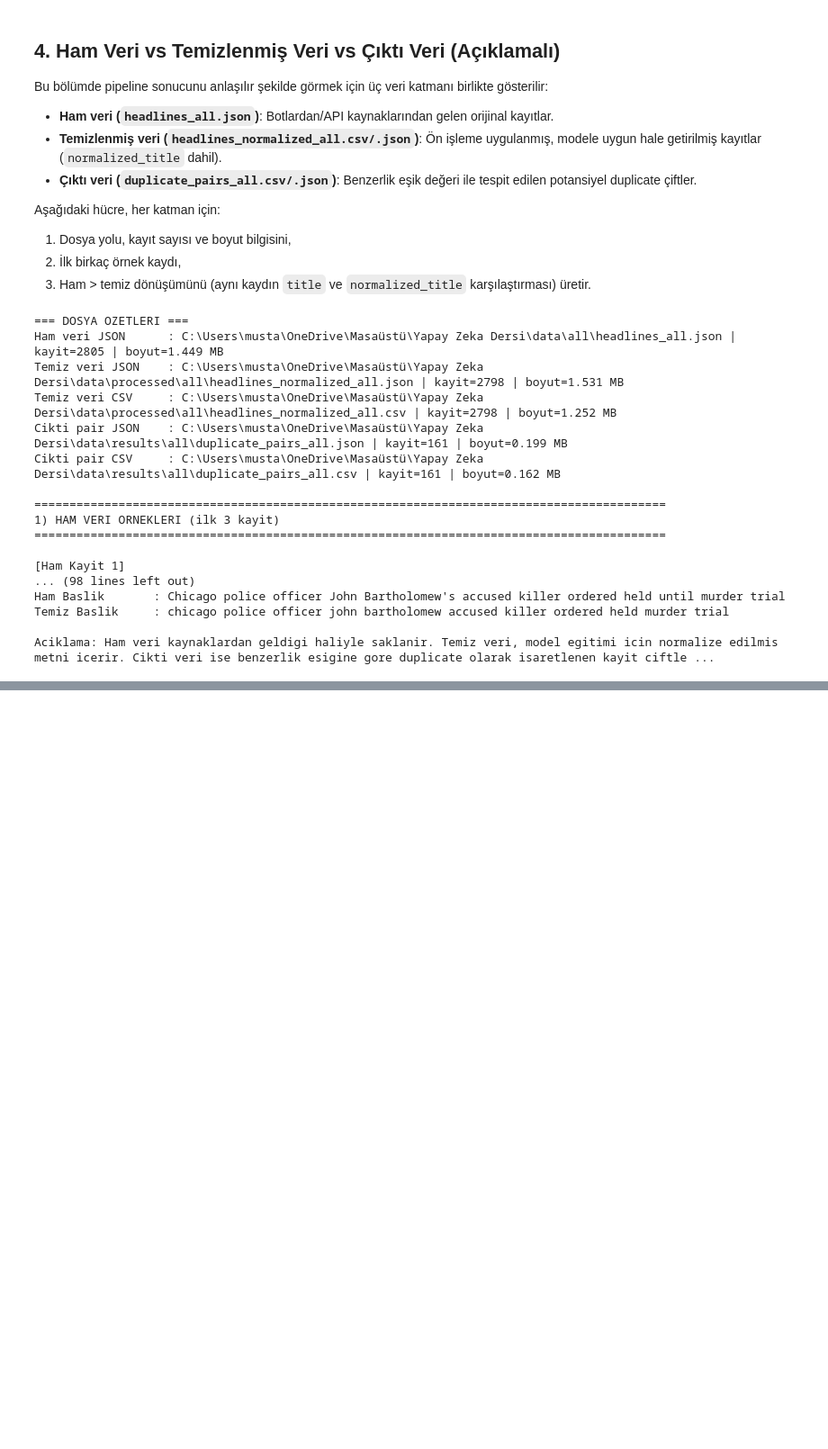
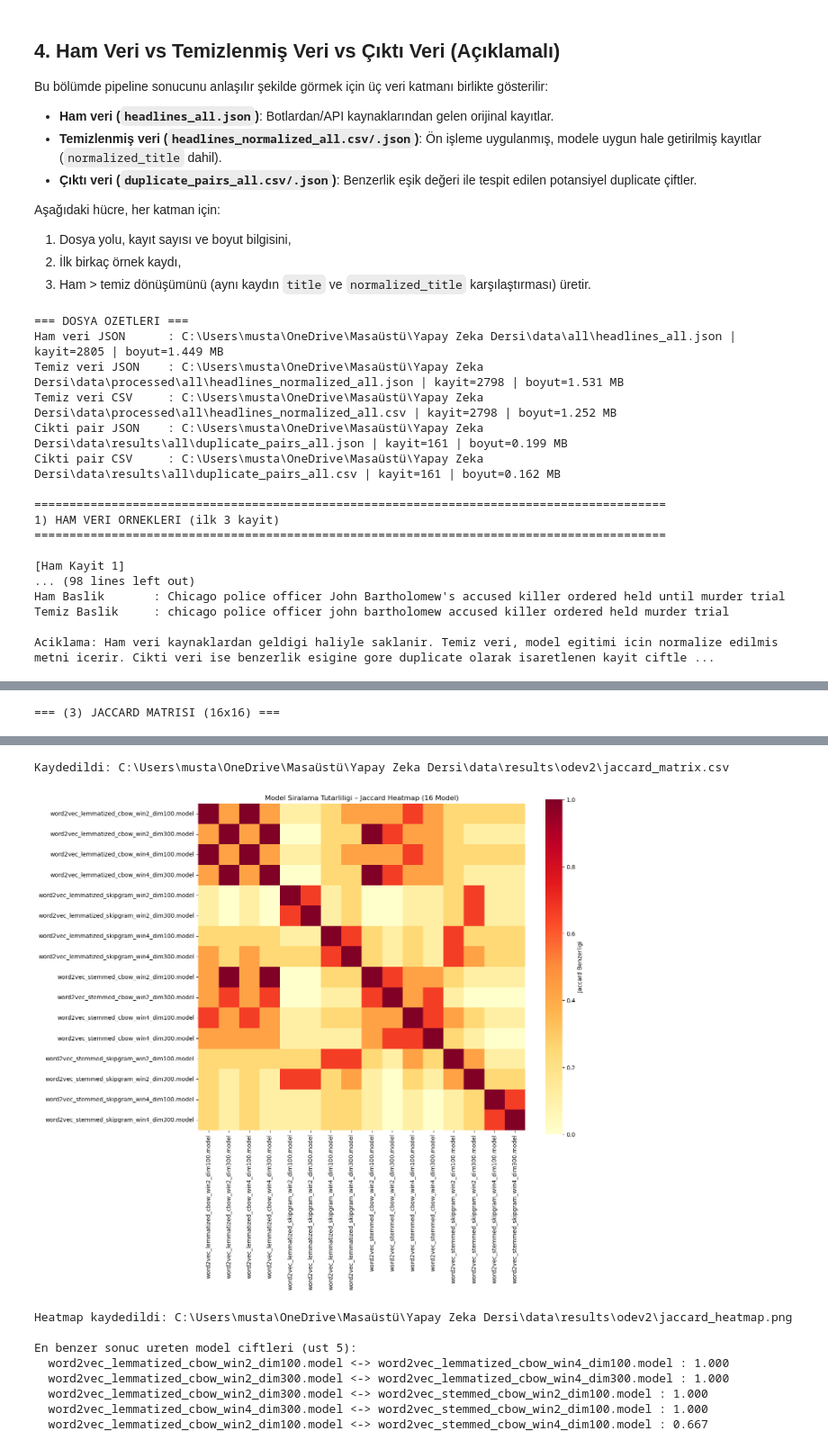
Before and after one commit to Mustafazxcv/yapay-zeka-proje, a Jupyter notebook: analysis_pipeline.ipynb, the cells around one changed output, grey strips where cells are left out. Shown at 90% size. Drawn from its saved outputs; the diff is of its cells as text; code cells hidden in the pictures; blank space fills up the shorter version.

```diff
--- a/analysis_pipeline.ipynb
+++ b/analysis_pipeline.ipynb
@@ -774,0 +1186,64 @@ Aciklama: Ham veri kaynaklardan geldigi haliyle saklanir. Temiz veri, model egit
+# %%
+# (3) Jaccard Benzerliği – 16x16 sıralama tutarlılığı matrisi
+
+def jaccard(set_a, set_b):
+    if not set_a and not set_b:
+        return 1.0
+    union = set_a | set_b
+    if not union:
+        return 0.0
+    return len(set_a & set_b) / len(union)
+
+
+model_names = sorted(similarity_results.keys())
+top5_sets = {
+    name: {m['doc_id'] for m in similarity_results[name]['top_matches']}
+    for name in model_names
+}
+
+jaccard_matrix = np.zeros((len(model_names), len(model_names)), dtype=float)
+for i, model_i in enumerate(model_names):
+    for j, model_j in enumerate(model_names):
+        jaccard_matrix[i, j] = jaccard(top5_sets[model_i], top5_sets[model_j])
+
+jaccard_df = pd.DataFrame(jaccard_matrix, index=model_names, columns=model_names)
+print('=== (3) JACCARD MATRISI (16x16) ===')
+display(jaccard_df.round(3))
+
+jaccard_csv_path = ODEV2_CONFIG['results_dir'] / 'jaccard_matrix.csv'
+jaccard_df.to_csv(jaccard_csv_path, encoding='utf-8')
+print(f'Kaydedildi: {jaccard_csv_path}')
+
+# Heatmap
+plt.figure(figsize=(14, 12))
+sns.heatmap(
+    jaccard_df,
+    annot=False,
+    cmap='YlOrRd',
+    vmin=0,
+    vmax=1,
+    square=True,
+    cbar_kws={'label': 'Jaccard Benzerligi'},
+)
+plt.title('Model Siralama Tutarliligi – Jaccard Heatmap (16 Model)')
+plt.xticks(rotation=90)
+plt.yticks(rotation=0)
+plt.tight_layout()
+
+heatmap_path = ODEV2_CONFIG['results_dir'] / 'jaccard_heatmap.png'
+plt.savefig(heatmap_path, dpi=150)
+plt.show()
+print(f'Heatmap kaydedildi: {heatmap_path}')
+
+# En yüksek Jaccard çiftleri (köşegen hariç)
+pairs = []
+for i in range(len(model_names)):
+    for j in range(i + 1, len(model_names)):
+        pairs.append((model_names[i], model_names[j], jaccard_matrix[i, j]))
+pairs.sort(key=lambda x: x[2], reverse=True)
+
+print('\nEn benzer sonuc ureten model ciftleri (ust 5):')
+for a, b, score in pairs[:5]:
+    print(f'  {a} <-> {b} : {score:.3f}')
+# %% [output]
+=== (3) JACCARD MATRISI (16x16) ===
@@ -774,0 +1267,10 @@ Aciklama: Ham veri kaynaklardan geldigi haliyle saklanir. Temiz veri, model egit
+Kaydedildi: C:\Users\musta\OneDrive\Masaüstü\Yapay Zeka Dersi\data\results\odev2\jaccard_matrix.csv
+[figure, added]
+Heatmap kaydedildi: C:\Users\musta\OneDrive\Masaüstü\Yapay Zeka Dersi\data\results\odev2\jaccard_heatmap.png
+
+En benzer sonuc ureten model ciftleri (ust 5):
+  word2vec_lemmatized_cbow_win2_dim100.model <-> word2vec_lemmatized_cbow_win4_dim100.model : 1.000
+  word2vec_lemmatized_cbow_win2_dim300.model <-> word2vec_lemmatized_cbow_win4_dim300.model : 1.000
+  word2vec_lemmatized_cbow_win2_dim300.model <-> word2vec_stemmed_cbow_win2_dim100.model : 1.000
+  word2vec_lemmatized_cbow_win4_dim300.model <-> word2vec_stemmed_cbow_win2_dim100.model : 1.000
+  word2vec_lemmatized_cbow_win2_dim100.model <-> word2vec_stemmed_cbow_win4_dim100.model : 0.667
```
Also changed, not shown: parts of 17 cells of this notebook, 34 other files.
